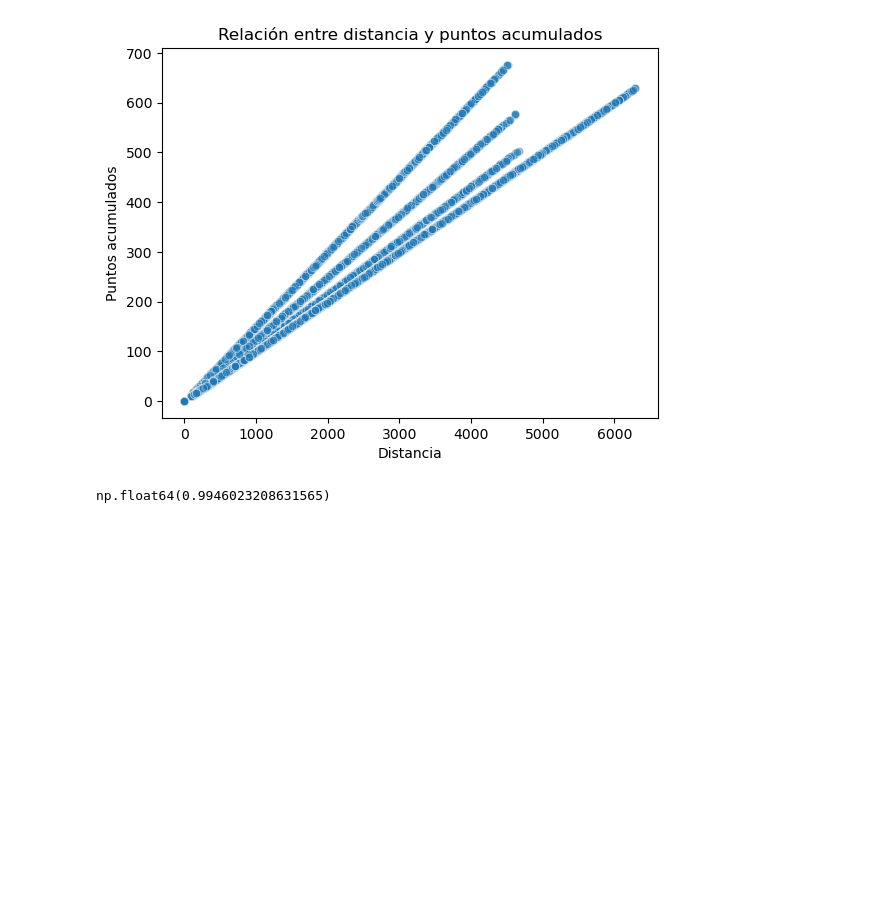
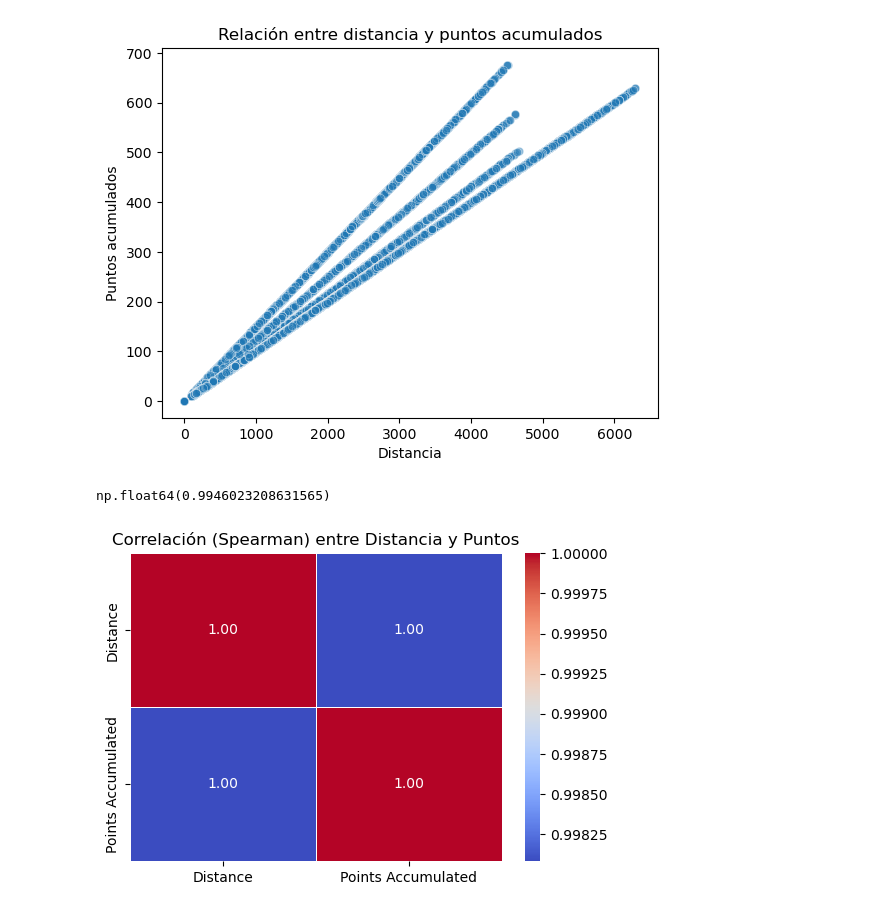
Before and after one commit to Adalab/bda-modulo-3-evaluacion-final-HanniaCorena, a Jupyter notebook: Exploracion, limpieza y visualización del CFA.ipynb, the cells around one changed output. Cells and saved outputs as stored; diff of their text form; code cells hidden in the pictures; blank space fills up the shorter version.

```diff
--- a/Exploracion, limpieza y visualización del CFA.ipynb
+++ b/Exploracion, limpieza y visualización del CFA.ipynb
@@ -331,3 +341,21 @@ correlacion = df_cfa['Distance'].corr(df_cfa['Points Accumulated']) #Da como res
 correlacion
 # %% [output]
 np.float64(0.9946023208631565)
+# %%
+vars_corr = df_cfa[['Distance', 'Points Accumulated']]
+
+correlation_matrix = vars_corr.corr(method='spearman')
+
+plt.figure(figsize=(6, 4))
+sns.heatmap(
+    correlation_matrix,
+    annot=True,
+    fmt='.2f',
+    cmap='coolwarm',
+    linewidths=0.5
+)
+
+plt.title('Correlación (Spearman) entre Distancia y Puntos')
+plt.show()
+# %% [output]
+[figure, added]
```
Also changed, not shown: parts of 7 cells of this notebook, 1 other file.
